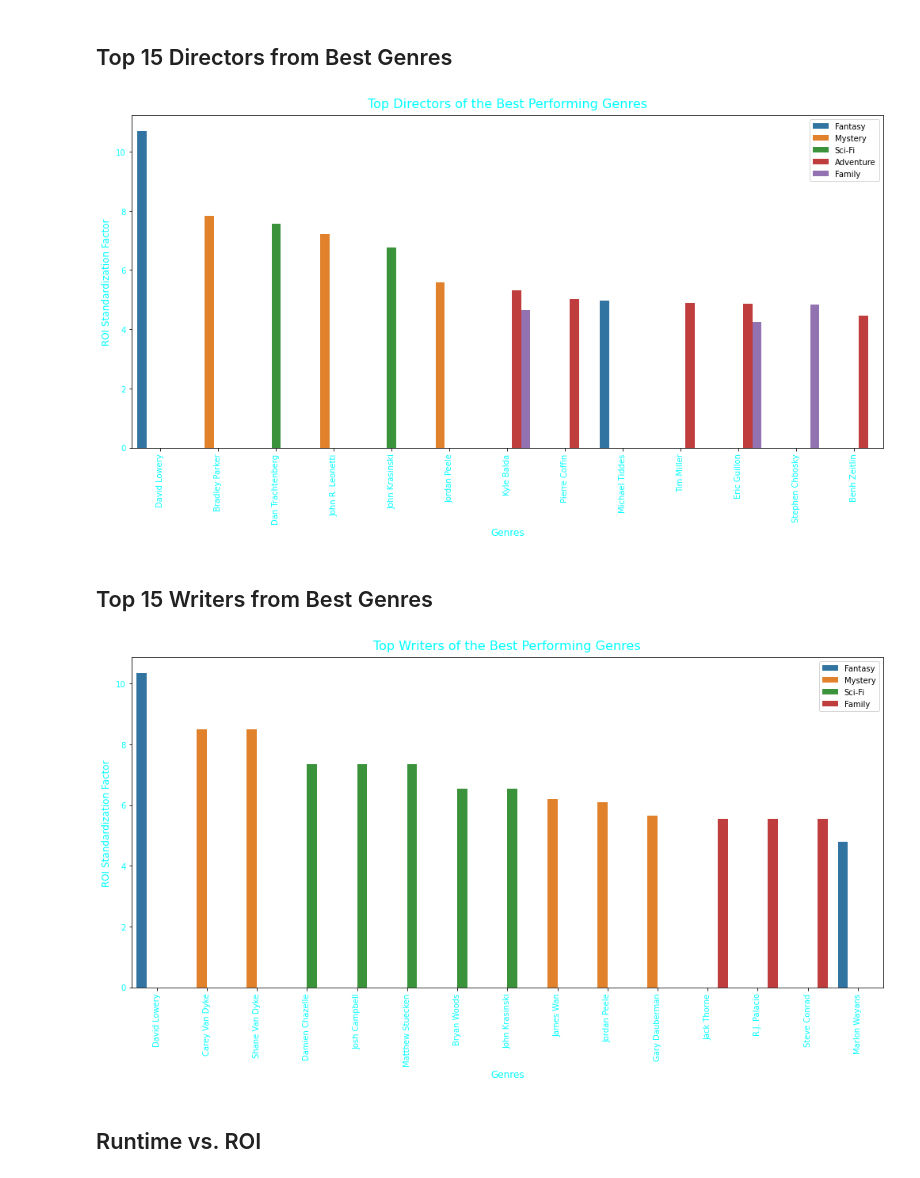
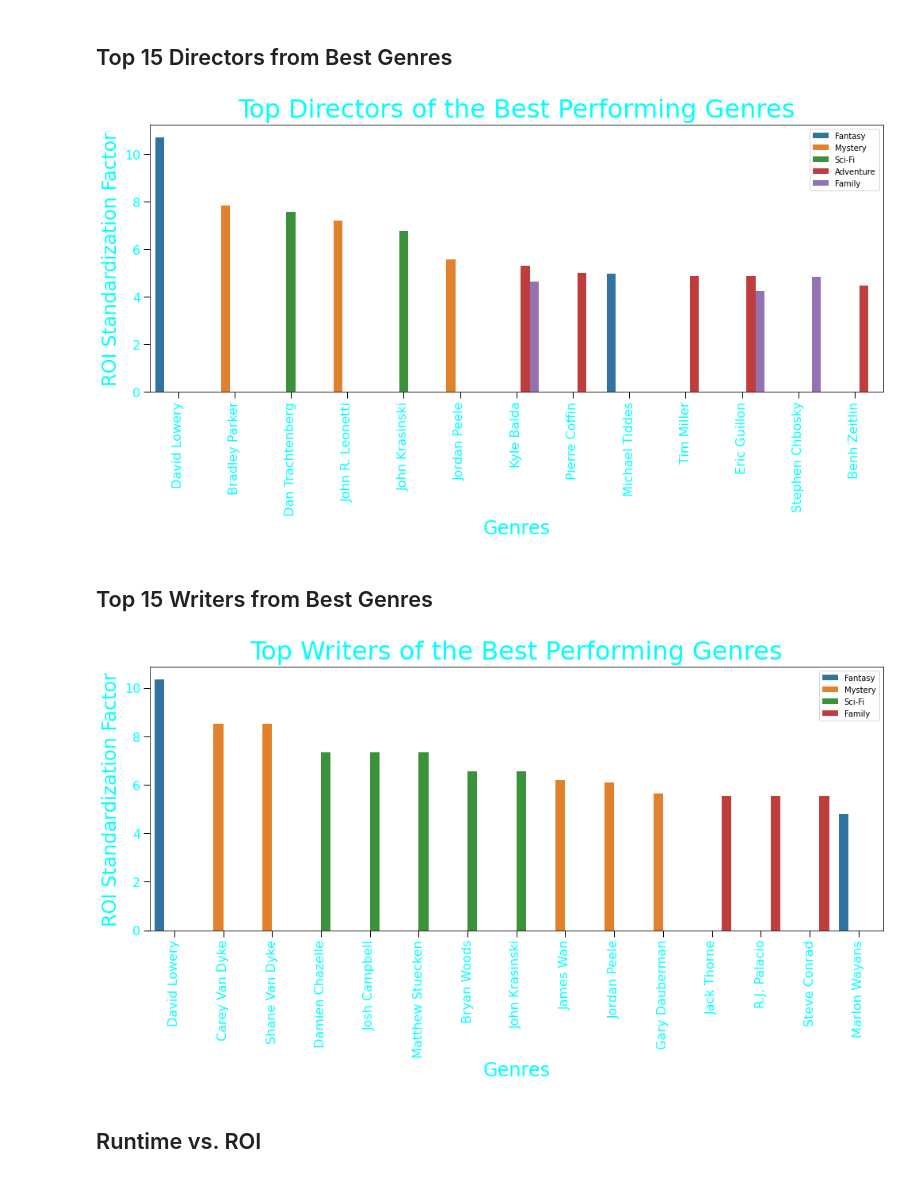
Before and after one commit to JoshuaGottlieb/Microsoft-Movie-Recommendation, a Jupyter notebook: Visualization.ipynb, the cells around one changed output. Saved outputs shown, nothing was run; the diff lists cells and outputs as text; code cells hidden in the pictures.

```diff
--- a/Visualization.ipynb
+++ b/Visualization.ipynb
@@ -138,27 +138,29 @@ ax.axvline(x=0, c='k', linestyle='--', linewidth=1.25);
 # Set axis labels and title
 ax.set_xlabel('Return on Investment (%)',
               fontfamily = 'Arial',
-              fontsize = 12,
+              fontsize = 24,
               labelpad = 10)
 
 ax.set_ylabel('Genre',
               fontfamily = 'Arial',
-              fontsize = 12,
+              fontsize = 24,
               labelpad = 10)
 
-ax.set_title('Box Plot and Distributions of Top 6 Genres by Median Return on Investment',
+ax.set_title('Distributions of Top 6 Genres by Median ROI',
              fontfamily = 'Arial',
-             fontsize = 16,
+             fontsize = 32,
              pad = 10)
 
 # Set tick labels
-ax.tick_params(axis = 'both',
+ax.tick_params(axis = 'x',
                which = 'major',
-               labelsize = 10,
+               labelsize = 16,
                length = 8,
                width = 1)
 
-ax.tick_params(axis = 'y', length = 0, labelsize = 10)
+ax.tick_params(axis = 'y',
+               length = 0,
+               labelsize = 16)
 
 # Set font for tick labels on both axes
 for tick in ax.get_xticklabels():
@@ -189,7 +191,7 @@ ROI_by_year = expanded_genres_all.groupby('year').ROI.median()
 fig, ax = plt.subplots(4,2,figsize = (16,12))
 
 # Declare tight_layout with padding to prevent label overlap
-plt.tight_layout(pad = 6)
+plt.tight_layout(pad = 8)
 
 #Loop through unique genre names to plot to the 3 x 2 ax matrix
 for index, gen in enumerate(list(median_ROI_all.genres.unique())):
@@ -212,18 +214,24 @@ for index, gen in enumerate(list(median_ROI_all.genres.unique())):
     # Set axis labels and titles
     axis.set_xlabel('Year',
                     fontfamily = 'Arial',
-                    fontsize = 12,
+                    fontsize = 20,
                     labelpad = 5)
 
     axis.set_ylabel('Median ROI',
                     fontfamily = 'Arial',
-                    fontsize = 12,
+                    fontsize = 20,
                     labelpad = 10)
 
     axis.set_title(f'Return on Investment by {gen}',
                    fontfamily = 'Arial',
-                   fontsize = 16,
+                   fontsize = 28,
                    pad = 10)
+
+    axis.tick_params(axis = 'both',
+               which = 'major',
+               labelsize = 14,
+               length = 8,
+               width = 1)
 
     axis.xaxis.set_major_locator(plt.MultipleLocator(1))
 
@@ -293,25 +304,29 @@ sns.barplot(data = top_15_directors,
 # Set axis labels and title
 ax.set_xlabel('Genres',
               fontfamily = 'Arial',
-              fontsize = 12,
+              fontsize = 24,
               color = '#00FFFF'
              )
 
 ax.set_ylabel('ROI Standardization Factor',
               fontfamily = 'Arial',
-              fontsize = 12,
+              fontsize = 24,
               labelpad = 5,
               color = '#00FFFF')
 
 ax.set_title('Top Directors of the Best Performing Genres',
              fontfamily = 'Arial',
-             fontsize = 16,
+             fontsize = 32,
              pad = 10,
              color = '#00FFFF')
 
 # Configure ticks and tick labels
 plt.xticks(rotation = 90)
-ax.tick_params(axis='both', labelcolor='#00FFFF')
+ax.tick_params(axis = 'both',
+               labelcolor = '#00FFFF',
+               labelsize = 16,
+               length = 8,
+               width = 1)
 
 #Loop through each axis tick and rotate
 for tick in axis.get_xticklabels():
@@ -329,7 +344,7 @@ plt.tight_layout()
 # Save figure to png
 plt.savefig('./images/top_directors_by_genre.png')
 # %% [output]
-[figure, old version]
+[figure, new version]
 # %% [markdown]
 ## Top 15 Writers from Best Genres
 # %%
@@ -383,42 +398,46 @@ sns.barplot(data = top_15_writers,
 # Set axis labels and title
 ax.set_xlabel('Genres',
               fontfamily = 'Arial',
-              fontsize = 12,
+              fontsize = 24,
               color = '#00FFFF')
 
 ax.set_ylabel('ROI Standardization Factor',
               fontfamily = 'Arial',
-              fontsize = 12,
+              fontsize = 24,
               labelpad = 5,
               color = '#00FFFF')
 
 ax.set_title('Top Writers of the Best Performing Genres',
              fontfamily = 'Arial',
-             fontsize = 16,
+             fontsize = 32,
              pad = 10,
              color = '#00FFFF')
 
 # Configure ticks and tick labels
 plt.xticks(rotation = 90)
-ax.tick_params(axis='both', labelcolor='#00FFFF')
+ax.tick_params(axis = 'both',
+               labelcolor = '#00FFFF',
+               labelsize = 16,
+               length = 8,
+               width = 1)
 
 #Loop through each axis tick and rotate
 for tick in axis.get_xticklabels():
     tick.set_fontname("Arial")
 
 for tick in axis.get_yticklabels():
     tick.set_fontname("Arial")
 
 # Move legend to top right
 plt.legend(loc = 'upper right');
 
 # Set tight layout
 plt.tight_layout()
 
 # Save figure to png
 plt.savefig('./images/top_writers_by_genre.png')
 # %% [output]
-[figure, old version]
+[figure, new version]
 # %% [markdown]
 ## Runtime vs. ROI
 # %%
```
Also changed, not shown: parts of 4 cells of this notebook, 6 other files.
